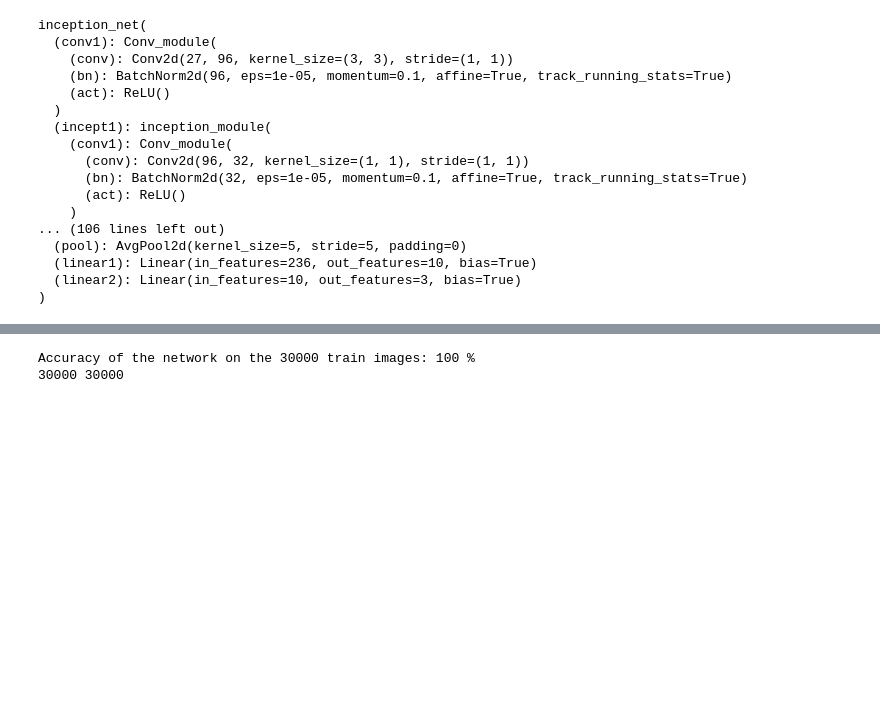
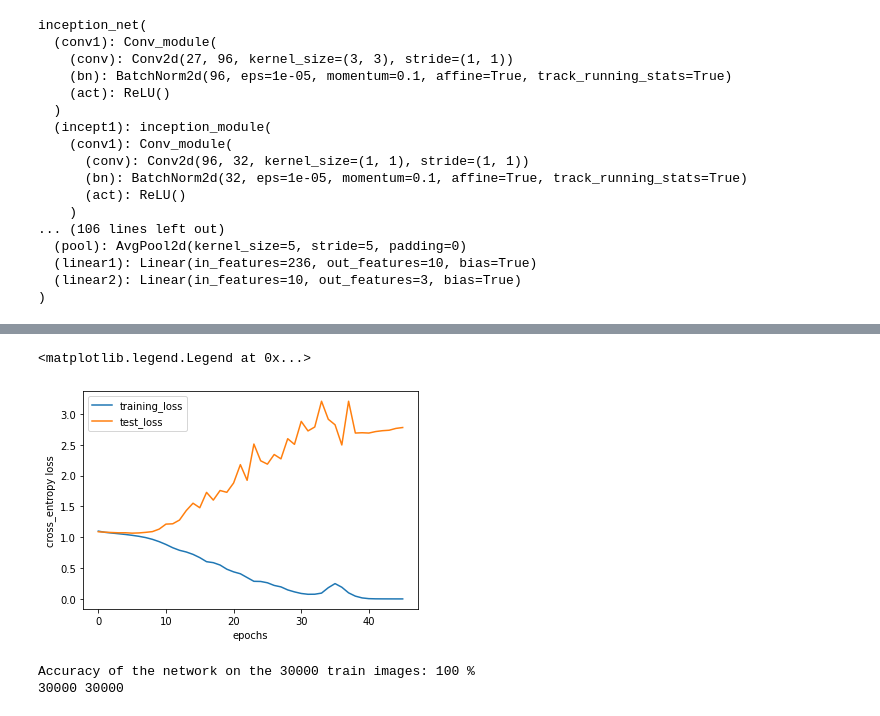
Before and after one commit to lnpandey/IITM_Research_Interpretability_of_Attention_Networks, a Jupyter notebook: 1_Attention_Mosaic/12. block_net/block_net_on_mosaic_mini_inception.ipynb, the cells around one changed output, grey strips where cells are left out. Drawn from its saved outputs; the diff is of its cells as text; code cells hidden in the pictures; blank space fills up the shorter version.

```diff
--- a/1_Attention_Mosaic/12. block_net/block_net_on_mosaic_mini_inception.ipynb
+++ b/1_Attention_Mosaic/12. block_net/block_net_on_mosaic_mini_inception.ipynb
@@ -415,0 +373,38 @@ cnt, epoch
+# %%
+# Commented out IPython magic to ensure Python compatibility.
+def test(epoch):
+    global best_acc
+    block_net.eval()
+    test_loss = 0
+    correct = 0
+    total = 0
+    with torch.no_grad():
+        for batch_idx, data in enumerate(test_loader):
+            inputs , labels , fore_idx = data
+            inputs = inputs.double()
+            # zero the parameter gradients
+            # print(inputs.shape)
+            inputs = torch.reshape(inputs,(batch,9*3,32,32))
+            # print(inputs.shape)
+            inputs , labels , fore_idx = inputs.to("cuda") , labels.to("cuda"), fore_idx.to("cuda")
+            outputs = block_net(inputs)
+            loss = criterion(outputs, labels)
+
+            test_loss += loss.item()
+            _, predicted = outputs.max(1)
+            total += labels.size(0)
+            correct += predicted.eq(labels).sum().item()
+
+    print(batch_idx, len(testloader), 'Loss: %.3f | Acc: %.3f%% (%d/%d)' % (test_loss/(batch_idx+1), 100.*correct/total, correct, total))
+
+    return test_loss/(batch_idx+1)
+# %%
+best_acc = 0
+start_epoch =0
+tr_loss = []
+ts_loss = []
+for epoch in range(start_epoch, start_epoch+150):
+    tr_loss.append(train(epoch))
+    ts_loss.append(test(epoch))
+    if(tr_loss[-1]<=0.001):
+      break
@@ -416 +429,10 @@ cnt, epoch
+# %%
+plt.plot(tr_loss,label='training_loss')
+plt.plot(ts_loss,label = 'test_loss')
+plt.xlabel("epochs")
+plt.ylabel("cross_entropy loss")
+plt.legend()
+# %% [output]
+<matplotlib.legend.Legend at 0x...>
+[figure, added]
 # %%
```
Also changed, not shown: parts of 9 cells of this notebook, 3 other files.
